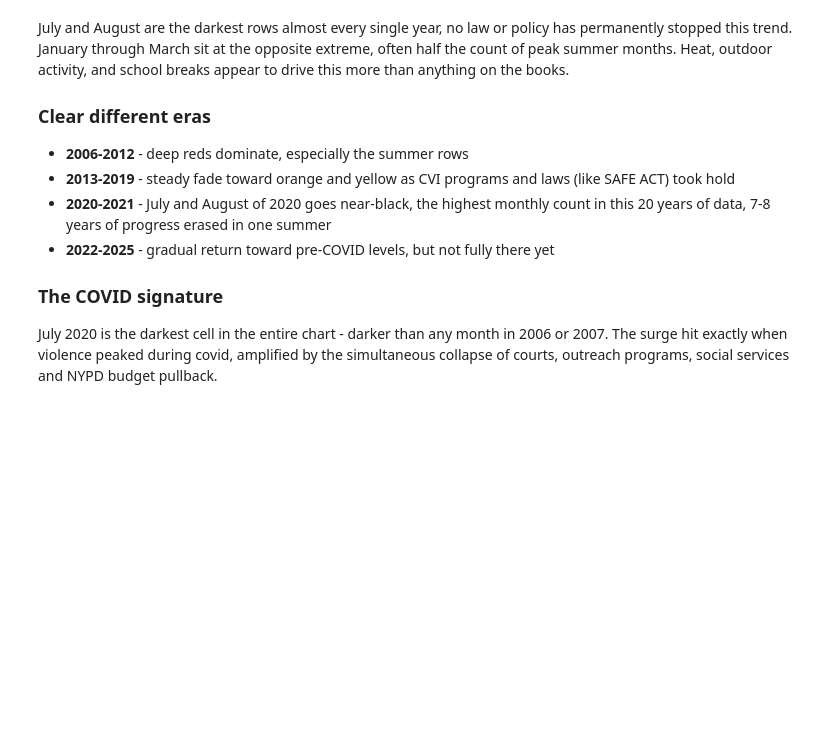
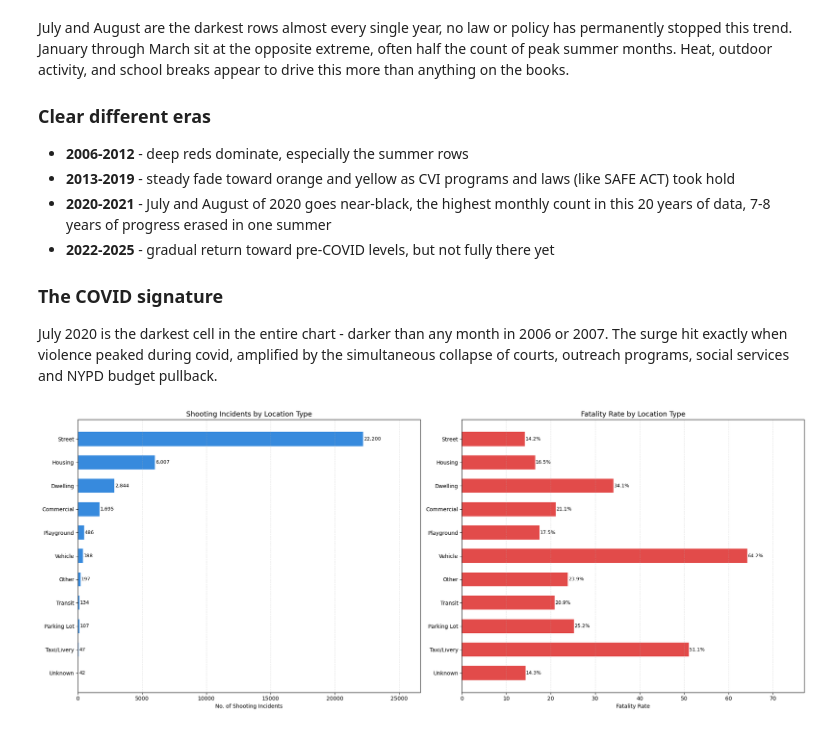
Before and after one commit to karanveerss383/NYC-shootings-analysis, a Jupyter notebook: Analysis/part_data_analysis_singh_karanveer.ipynb, the cells around one changed output. Cells and saved outputs as stored; diff of their text form; code cells hidden in the pictures; blank space fills up the shorter version.

```diff
--- a/Analysis/part_data_analysis_singh_karanveer.ipynb
+++ b/Analysis/part_data_analysis_singh_karanveer.ipynb
@@ -110,3 +107,36 @@ July and August are the darkest rows almost every single year, no law or policy
 
 ### The COVID signature
 July 2020 is the darkest cell in the entire chart - darker than any month in 2006 or 2007. The surge hit exactly when violence peaked during covid, amplified by the simultaneous collapse of courts, outreach programs, social services and NYPD budget pullback.
+# %%
+loc_group = combined_df.groupby('LOC_CLASSFCTN_DESC')['STAT_MURDER_FLG'].agg([
+    'count', 'mean'
+]).sort_values('count',ascending=True)
+loc_group['mean'] = loc_group['mean'] * 100
+# %%
+fig, [left_ax, right_ax] = plt.subplots(1,2,figsize=(20,8))
+
+left_ax.barh(loc_group.index, loc_group['count'], height=0.6, color='#378ADD')
+right_ax.barh(loc_group.index, loc_group['mean'], height=0.6, color='#E24B4A')
+
+for i,count in enumerate(loc_group['count']):
+    left_ax.text(count+50, i, f'{count:,}', fontsize=9, va='center')
+
+for i,count in enumerate(loc_group['mean']):
+    right_ax.text(count+0.1, i, f'{count:.1f}%', fontsize=9, va='center')
+
+left_ax.set_xlim(0,loc_group['count'].max()*1.2)
+right_ax.set_xlim(0,loc_group['mean'].max()*1.2)
+
+left_ax.grid(axis='x', alpha=0.4, linestyle='--')
+right_ax.grid(axis='x', alpha=0.4, linestyle='--')
+
+left_ax.set_title('Shooting Incidents by Location Type',fontsize=13)
+right_ax.set_title('Fatality Rate by Location Type',fontsize=13)
+
+left_ax.set_xlabel('No. of Shooting Incidents')
+right_ax.set_xlabel('Fatality Rate')
+
+plt.tight_layout()
+plt.show()
+# %% [output]
+[figure, added]
```
Also changed, not shown: parts of 4 cells of this notebook.
